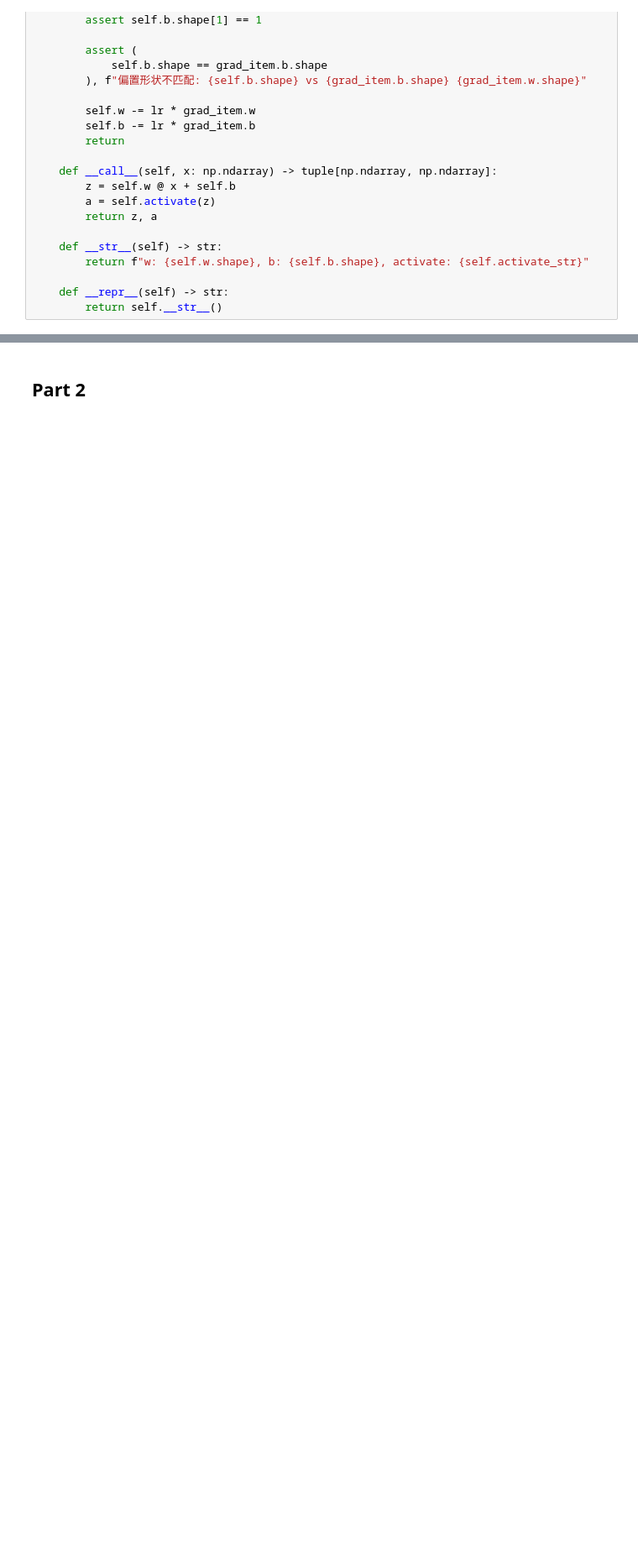
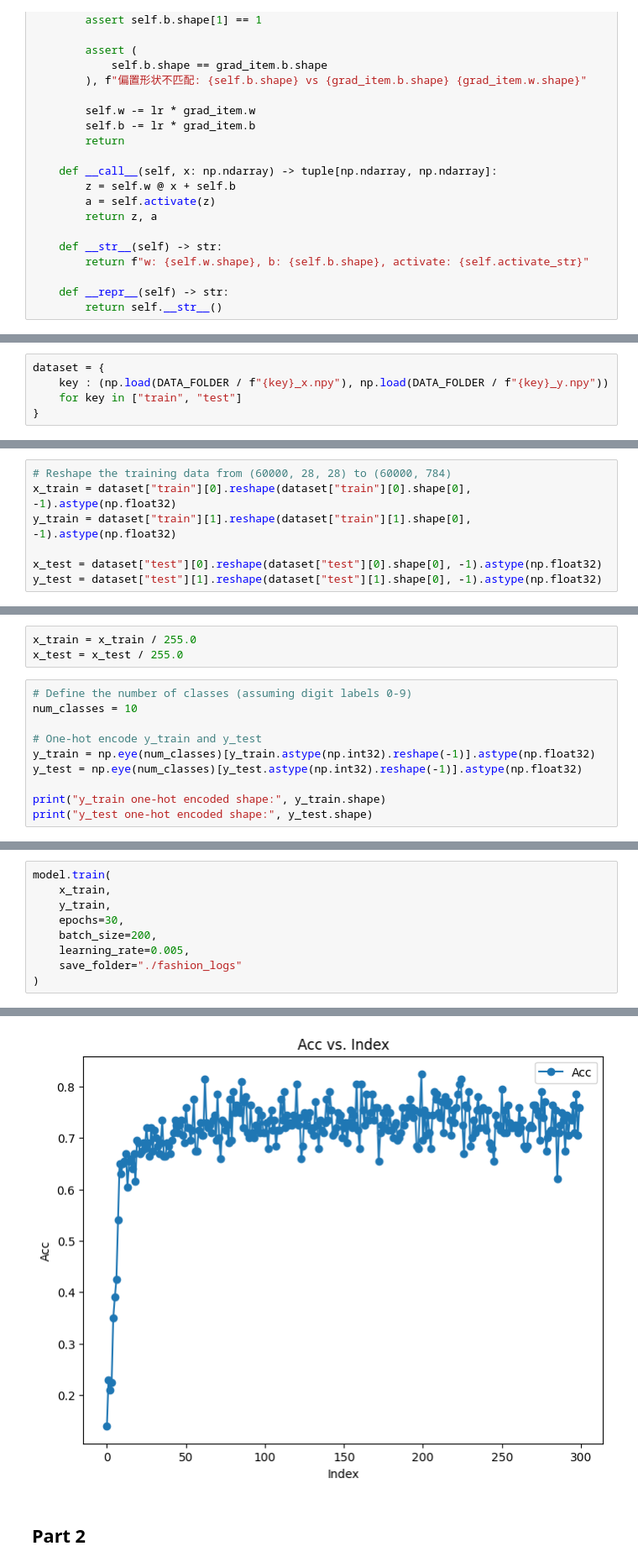
Before and after one commit to KeithLin724/NYCU_DeepLearning_2025, a Jupyter notebook: HW1/hw1__StudentID_.ipynb, the cells around one changed output, grey strips where cells are left out. Shown at 84% size. Drawn from its saved outputs; the diff is of its cells as text; blank space fills up the shorter version.

```diff
--- a/HW1/hw1__StudentID_.ipynb
+++ b/HW1/hw1__StudentID_.ipynb
@@ -458,0 +498,5 @@ model(np.random.randn(784,20).T).shape
+# %%
+dataset = {
+    key : (np.load(DATA_FOLDER / f"{key}_x.npy"), np.load(DATA_FOLDER / f"{key}_y.npy"))
+    for key in ["train", "test"]
+}
@@ -458,0 +507,7 @@ model(np.random.randn(784,20).T).shape
+# %%
+# Reshape the training data from (60000, 28, 28) to (60000, 784)
+x_train = dataset["train"][0].reshape(dataset["train"][0].shape[0], -1).astype(np.float32)
+y_train = dataset["train"][1].reshape(dataset["train"][1].shape[0], -1).astype(np.float32)
+
+x_test = dataset["test"][0].reshape(dataset["test"][0].shape[0], -1).astype(np.float32)
+y_test = dataset["test"][1].reshape(dataset["test"][1].shape[0], -1).astype(np.float32)
@@ -458,0 +525,13 @@ model(np.random.randn(784,20).T).shape
+# %%
+x_train = x_train / 255.0
+x_test = x_test / 255.0
+# %%
+# Define the number of classes (assuming digit labels 0-9)
+num_classes = 10
+
+# One-hot encode y_train and y_test
+y_train = np.eye(num_classes)[y_train.astype(np.int32).reshape(-1)].astype(np.float32)
+y_test = np.eye(num_classes)[y_test.astype(np.int32).reshape(-1)].astype(np.float32)
+
+print("y_train one-hot encoded shape:", y_train.shape)
+print("y_test one-hot encoded shape:", y_test.shape)
@@ -458,0 +541,10 @@ model(np.random.randn(784,20).T).shape
+# %%
+model.train(
+    x_train,
+    y_train,
+    epochs=30,
+    batch_size=200,
+    learning_rate=0.005,
+    save_folder="./fashion_logs"
+)
+# %% [output]
@@ -459,2 +554,3 @@ model(np.random.randn(784,20).T).shape
+[figure, added]
 # %% [markdown]
 ## Part 2
```
Also changed, not shown: parts of 12 cells of this notebook.
